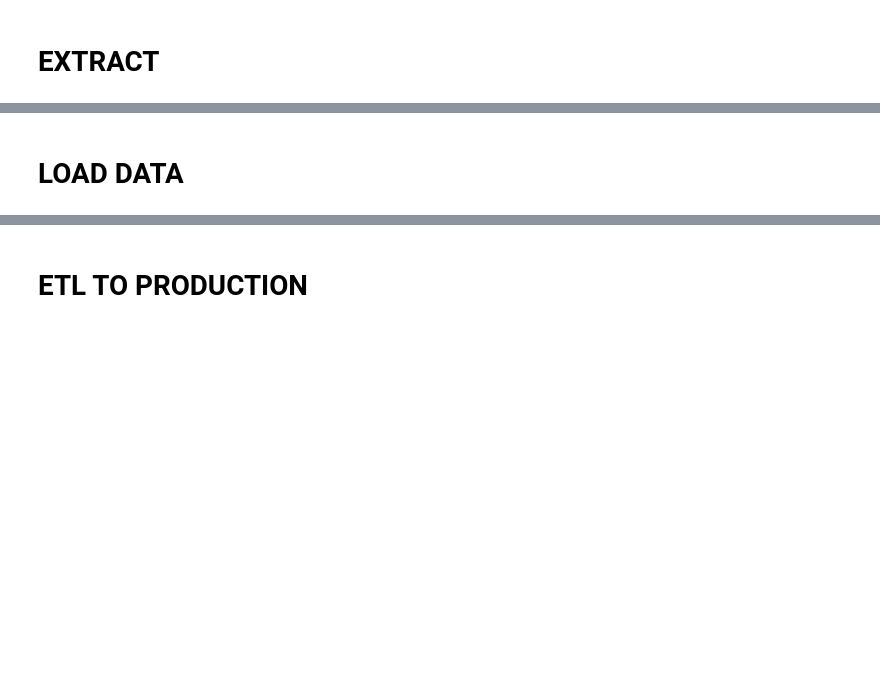
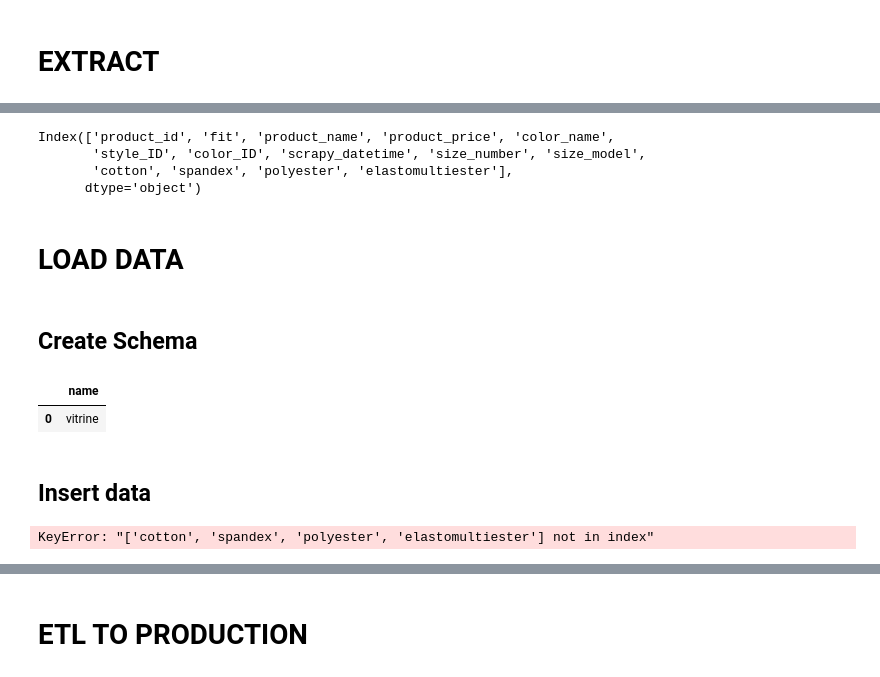
Before and after one commit to danieltodaDS/Star-Jeans-ETL, a Jupyter notebook: notebooks/1.0_dhrt_star_jeans_product_market_fit_etl.ipynb, the cells around one changed output, grey strips where cells are left out. Saved outputs shown, nothing was run; the diff lists cells and outputs as text; code cells hidden in the pictures; blank space fills up the shorter version.

```diff
--- a/notebooks/1.0_dhrt_star_jeans_product_market_fit_etl.ipynb
+++ b/notebooks/1.0_dhrt_star_jeans_product_market_fit_etl.ipynb
@@ -26,2 +353,11 @@ header =
+# %%
+df1.columns
+# %% [output]
+Index(['product_id', 'fit', 'product_name', 'product_price', 'color_name',
+       'style_ID', 'color_ID', 'scrapy_datetime', 'size_number', 'size_model',
+       'cotton', 'spandex', 'polyester', 'elastomultiester'],
+      dtype='object')
 # %% [markdown]
 # LOAD DATA
+# %% [markdown]
+## Create Schema
@@ -27,0 +390,37 @@ header =
+# %%
+# test if table was created at database
+conn = sqlite3.connect(path + 'db_hm.sqlite')
+
+query = """
+    SELECT name
+    FROM   sqlite_master
+    WHERE  type = 'table'
+"""
+
+table = pd.read_sql_query(query, conn)
+table
+# %% [output]
+|  | name |
+| 0 | vitrine |
+# %% [markdown]
+## Insert data
+# %%
+# Create data_insert from df1 with adjusts at orders of columns
+data_insert = df1[[
+    'product_id',
+    'style_ID',
+    'color_ID',
+    'product_name',
+    'color_name',
+    'fit',
+    'product_price',
+    'size_number',
+    'size_model',
+    'cotton',
+    'spandex',
+    'polyester',
+    'elastomultiester',
+    'scrapy_datetime'
+]]
+# %% [output]
+KeyError: "['cotton', 'spandex', 'polyester', 'elastomultiester'] not in index"
```
Also changed, not shown: parts of 24 cells of this notebook, 3 other files.
